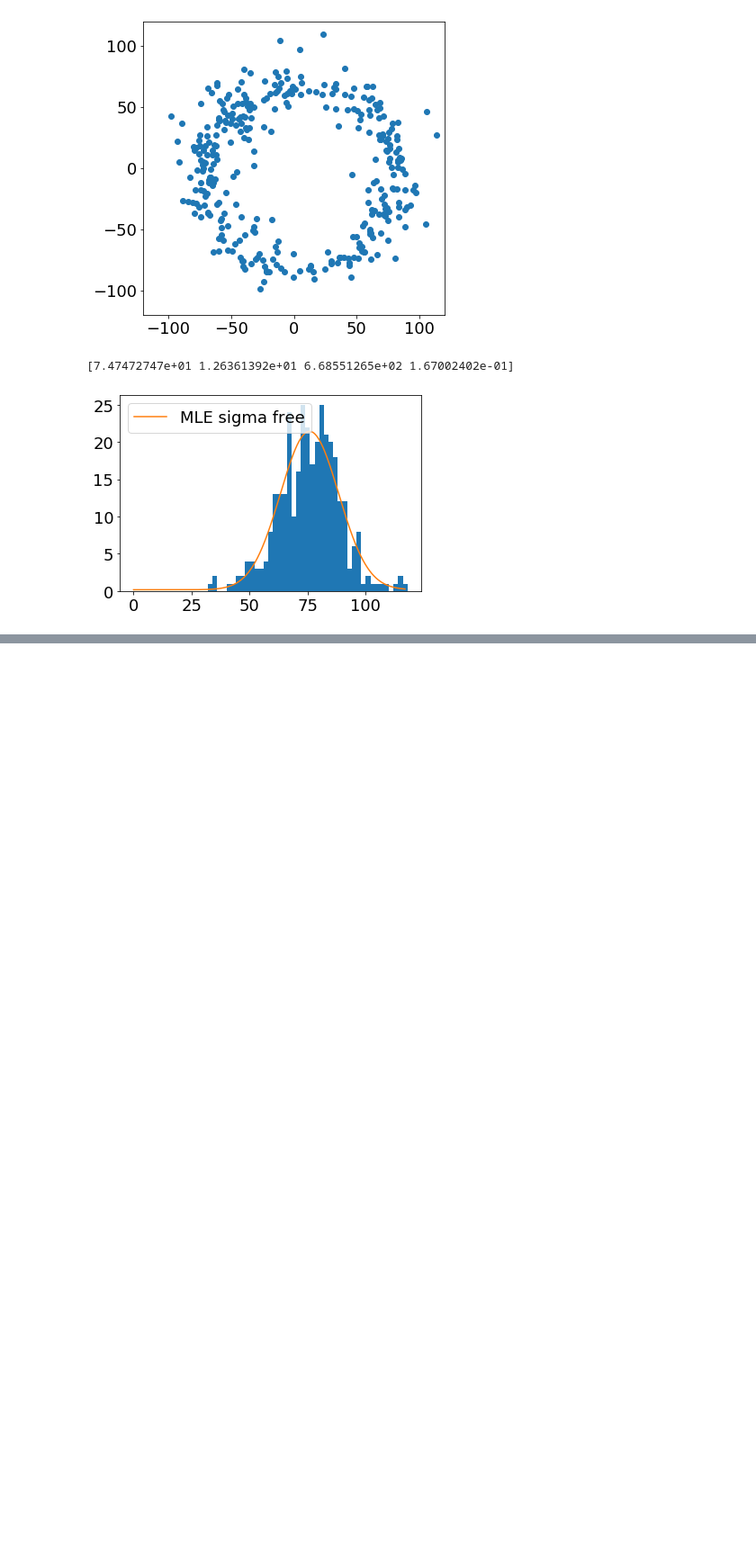
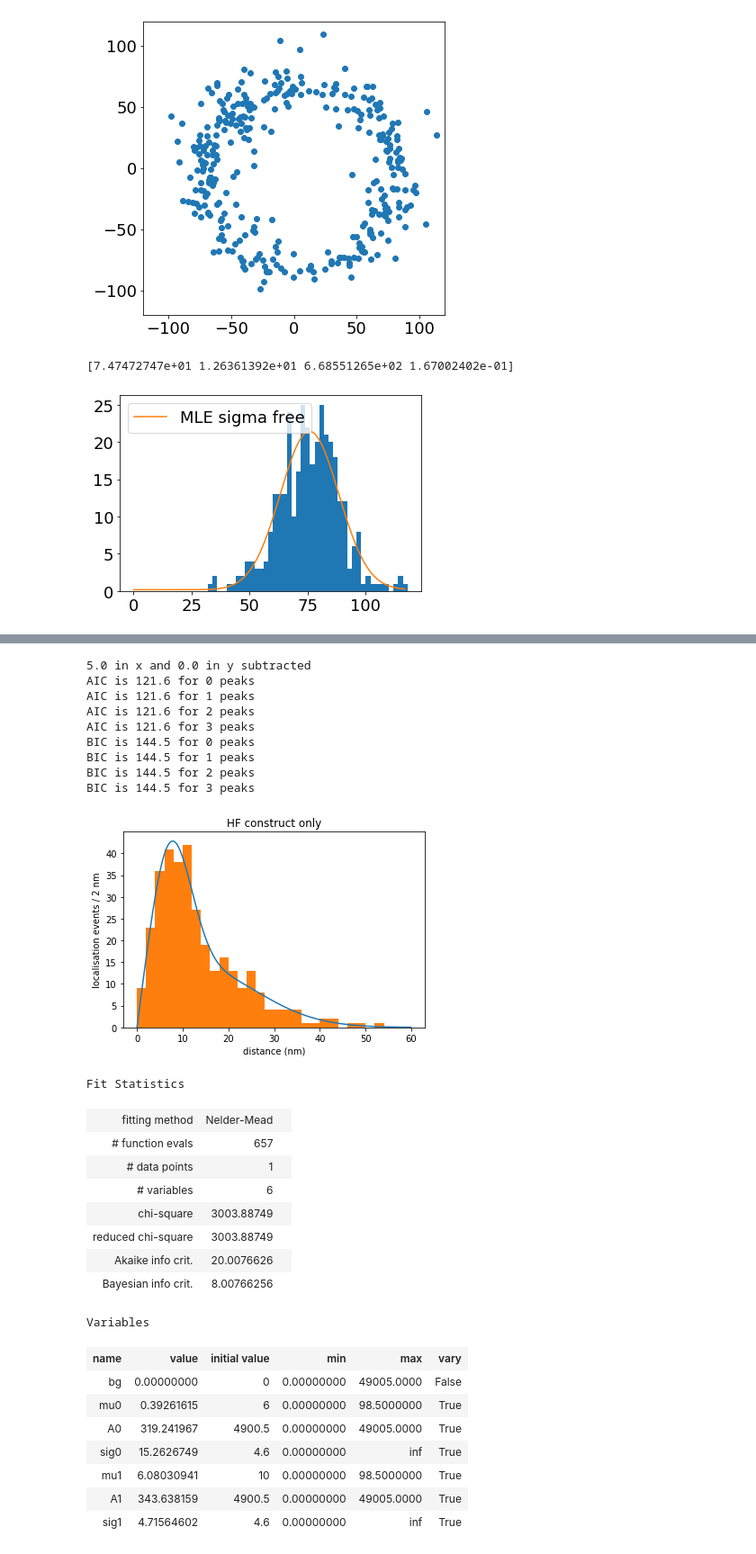
Before and after one commit to Fluorescence-Tools/Seidel, a Jupyter notebook: analysisNotebooks/2020Q1/20200121 C-LR merging datasets.ipynb, the cells around one changed output, grey strips where cells are left out. Shown at 90% size. Drawn from its saved outputs; the diff is of its cells as text; code cells hidden in the pictures; blank space fills up the shorter version.

```diff
--- a/analysisNotebooks/2020Q1/20200121 C-LR merging datasets.ipynb
+++ b/analysisNotebooks/2020Q1/20200121 C-LR merging datasets.ipynb
@@ -79,5 +49,0 @@ not a .ptu file, skipping
-# %%
-wdir = r'N:\Singlem\singlem19-4\November\18_CLR_rois_NV\all'
-fpath = os.path.join(wdir, 'CLR18Nov.spots')
-with open(fpath, 'rb') as spotsfile:
-    CLR18Nov = pickle.load(spotsfile)
@@ -340,6 +135,0 @@ reload(df)
-# %%
-FRETCLR18Nov = []
-for loc in CLR18Nov:
-    FRETCLR18Nov.append(df.analyseLoc(loc, Ggate = 29, Rgate = 29, Ygate = 29,
-                                   winSigma = 3, framestop = 20,
-                                  verbose = False))
@@ -686,0 +496,57 @@ number of records is 93947
+# %%
+HF_Lst = df.filterFRETind(CLR_merged, 'proxRatio', 0.75, 1)
+HF_stats = df.genStats(HF_Lst)
+
+maxval = 100
+HF_dist = np.array((HF_stats['distx'], HF_stats['disty'])).transpose()
+HF_dist = df.filterVec(HF_dist, maxval = maxval, center = [5,0])
+HF_distnorm = np.linalg.norm(HF_dist, axis = 1)
+outfile = r'K:\vanderVoortN\papers\STED-FRET\figOrigami\Origin\CLR_HF_cut\CLR_distdict_HF.txt'
+distDict = {}
+distDict ['distx'] = HF_dist[:,0]
+distDict ['disty'] = HF_dist[:,1]
+distDict['distnorm'] = HF_distnorm
+df.saveDict(distDict, outfile)
+
+modelout = r'K:\vanderVoortN\papers\STED-FRET\figOrigami\Origin\CLR_HF_cut\CLR_HF_chiFit.txt'
+plotout = r'K:\vanderVoortN\papers\STED-FRET\figOrigami\Origin\CLR_HF_cut\CLR_HF_subpopulation.png'
+p = df.genPeakEst(2, counts, bins)
+p['bg'].set(vary = False, value = 0)
+p['mu0'].set(vary = True, value = 6)
+p['sig0'].set(vary = True, value = 4.6)
+p['mu1'].set(vary = True, value = 10)
+p['sig1'].set(vary = True, value = 4.6)
+#p['sig0'].set(vary = True, value = 4.6)
+fitres = df.whichChiIsBest(HF_distnorm, p = p, verbose = True, title = 'HF construct only',
+                           modelout = modelout, plotout = plotout, maxbin = 60)
+plt.plot(HF_stats['proxRatio'], HF_stats['tauG'], '.')
+fitres
+# %% [output]
+5.0 in x and 0.0 in y subtracted
+AIC is 121.6 for 0 peaks
+AIC is 121.6 for 1 peaks
+AIC is 121.6 for 2 peaks
+AIC is 121.6 for 3 peaks
+BIC is 144.5 for 0 peaks
+BIC is 144.5 for 1 peaks
+BIC is 144.5 for 2 peaks
+BIC is 144.5 for 3 peaks
+[figure, added]
+Fit Statistics
+| fitting method | Nelder-Mead |  |
+| # function evals | 657 |  |
+| # data points | 1 |  |
+| # variables | 6 |  |
+| chi-square | 3003.88749 |  |
+| reduced chi-square | 3003.88749 |  |
+| Akaike info crit. | 20.0076626 |  |
+| Bayesian info crit. | 8.00766256 |  |
+Variables
+| name | value | initial value | min | max | vary |
+| bg | 0.00000000 | 0 | 0.00000000 | 49005.0000 | False |
+| mu0 | 0.39261615 | 6 | 0.00000000 | 98.5000000 | True |
+| A0 | 319.241967 | 4900.5 | 0.00000000 | 49005.0000 | True |
+| sig0 | 15.2626749 | 4.6 | 0.00000000 | inf | True |
+| mu1 | 6.08030941 | 10 | 0.00000000 | 98.5000000 | True |
+| A1 | 343.638159 | 4900.5 | 0.00000000 | 49005.0000 | True |
+| sig1 | 4.71564602 | 4.6 | 0.00000000 | inf | True |
```
Also changed, not shown: parts of 63 cells of this notebook, 14 other files.
